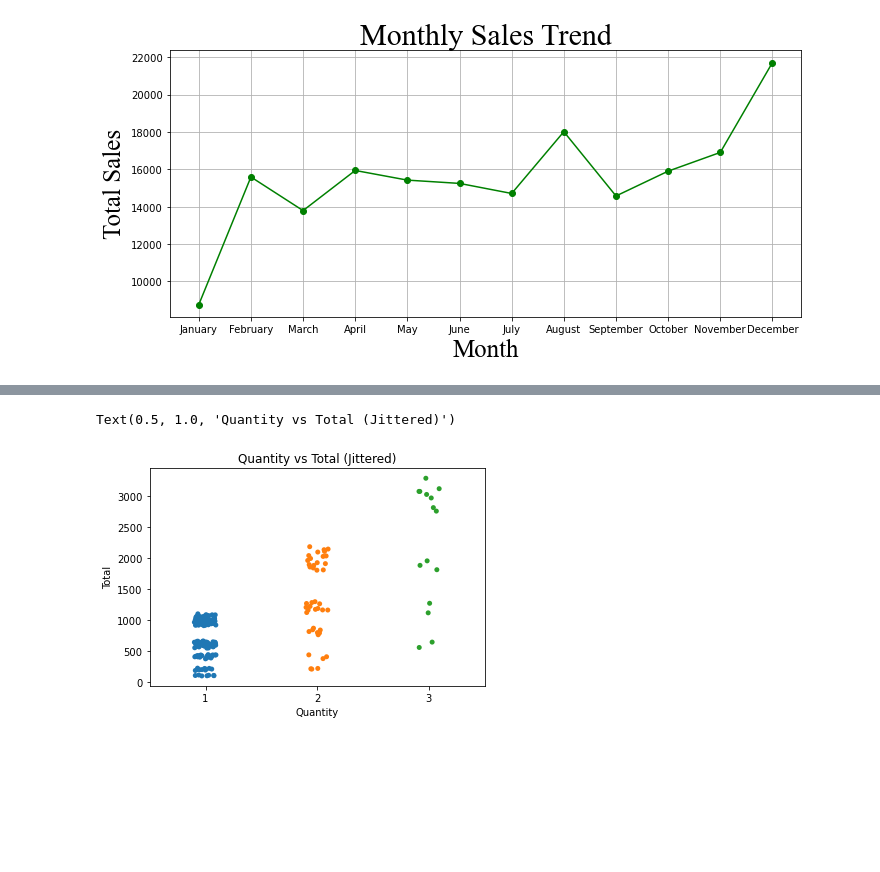
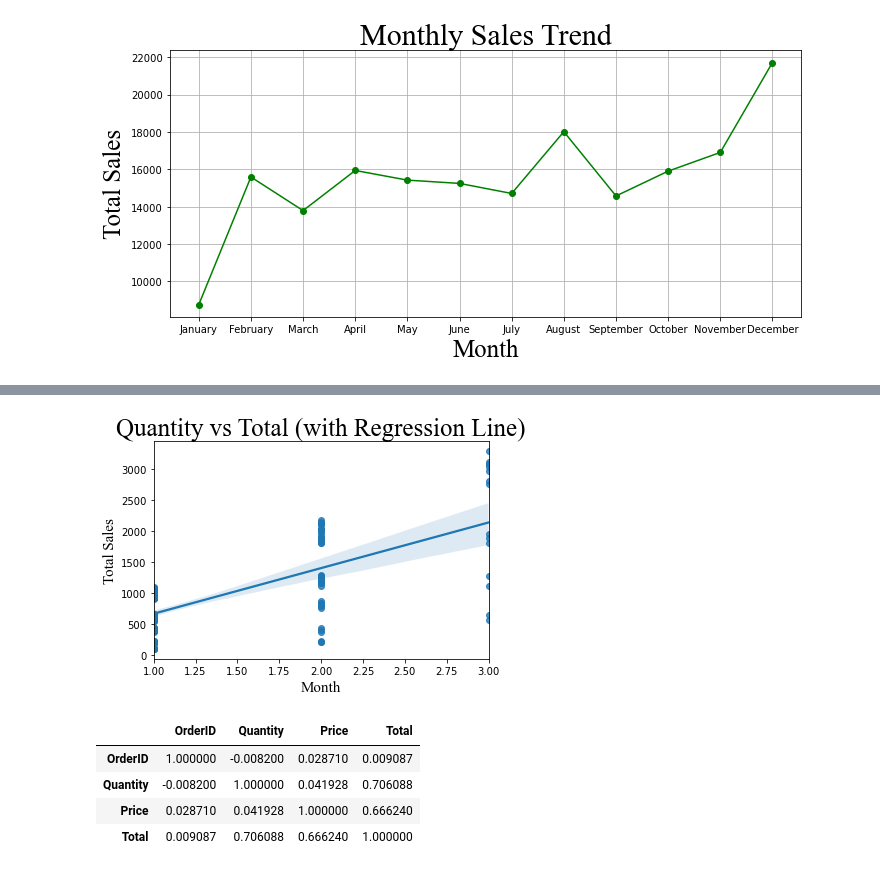
Before and after one commit to Eniola-Hannah/Sales-Data-Storytelling, a Jupyter notebook: Analysis.ipynb, the cells around one changed output, grey strips where cells are left out. Cells and saved outputs as stored; diff of their text form; code cells hidden in the pictures; blank space fills up the shorter version.

```diff
--- a/Analysis.ipynb
+++ b/Analysis.ipynb
@@ -385,8 +381,19 @@ df.head()
 # %%
 # What is the relationship between Quantity vs Total
 
-sns.stripplot(data=df, x='Quantity', y='Total', jitter=True)
-plt.title("Quantity vs Total (Jittered)")
+sns.regplot(data=df, x='Quantity', y='Total')
+plt.title("Quantity vs Total (with Regression Line)", fontname='Times New Roman', fontsize=25)
+plt.xlabel('Month', fontname=font, fontsize=15)
+plt.ylabel('Total Sales', fontname=font, fontsize=15)
+plt.show()
 # %% [output]
-Text(0.5, 1.0, 'Quantity vs Total (Jittered)')
-[figure, old version]
+[figure, new version]
+# %%
+correlation = df.select_dtypes(include='number').corr()
+correlation
+# %% [output]
+|  | OrderID | Quantity | Price | Total |
+| OrderID | 1.000000 | -0.008200 | 0.028710 | 0.009087 |
+| Quantity | -0.008200 | 1.000000 | 0.041928 | 0.706088 |
+| Price | 0.028710 | 0.041928 | 1.000000 | 0.666240 |
+| Total | 0.009087 | 0.706088 | 0.666240 | 1.000000 |
```
Also changed, not shown: parts of 5 cells of this notebook.
